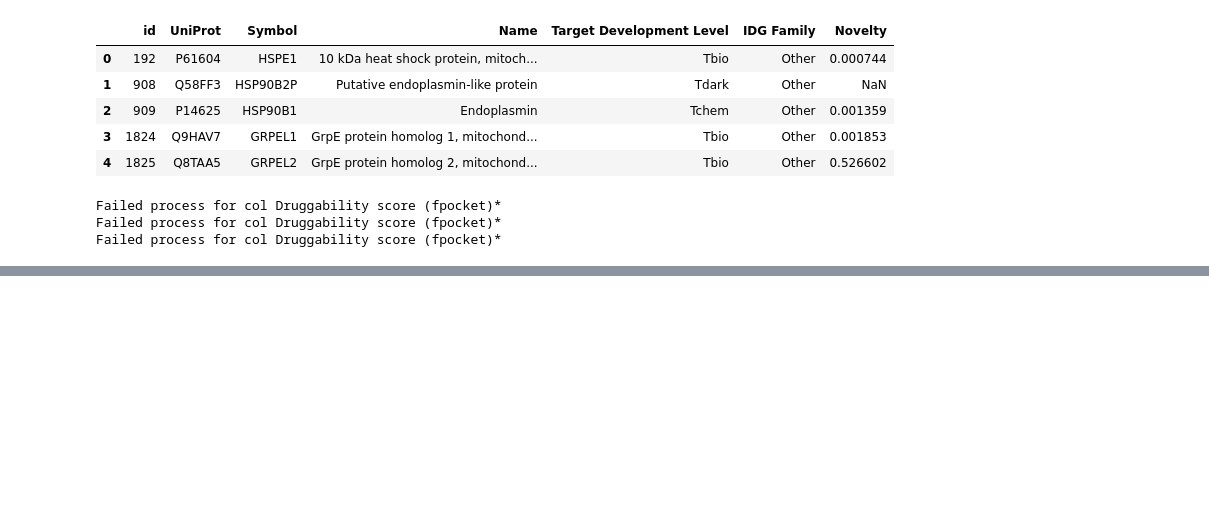
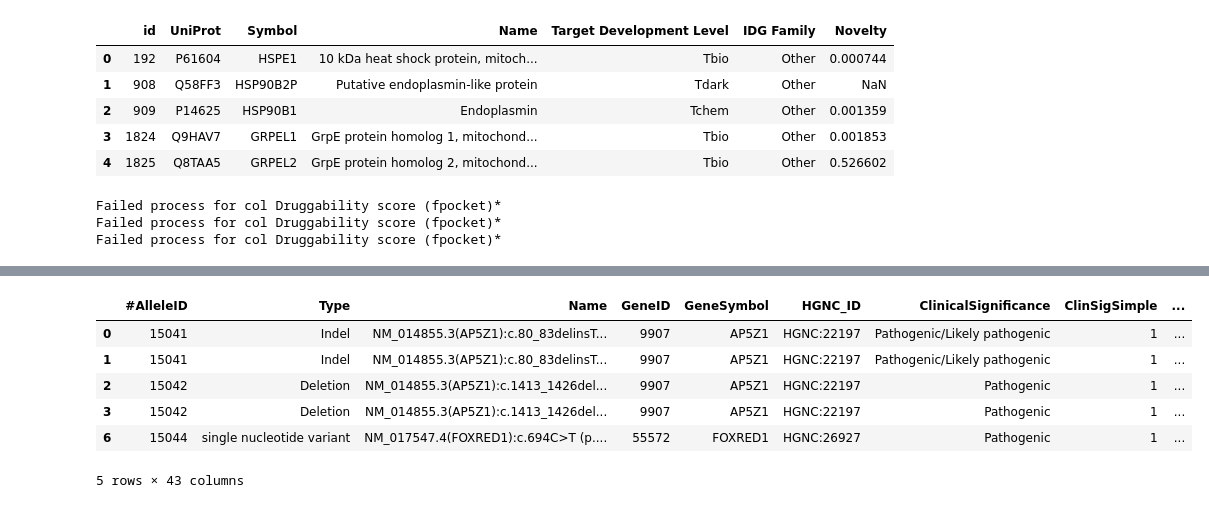
Before and after one commit to broadinstitute/g2papi, a Jupyter notebook: examples/ex3_large_scale_variant_characterization/large_scale_variant_characterization.ipynb, the cells around one changed output, grey strips where cells are left out. Cells and saved outputs as stored; diff of their text form; code cells hidden in the pictures; blank space fills up the shorter version.

```diff
--- a/examples/ex3_large_scale_variant_characterization/large_scale_variant_characterization.ipynb
+++ b/examples/ex3_large_scale_variant_characterization/large_scale_variant_characterization.ipynb
@@ -213,0 +231,15 @@ final_df = final_df.fillna(0)
+# %%
+pathogenic_variants = clinvar_variants[clinvar_variants["ClinSigSimple"] == 1]
+
+pathogenic_labels = ["Pathogenic", "Likely pathogenic", "Pathogenic/Likely pathogenic"]
+
+pathogenic_variants = pathogenic_variants[pathogenic_variants["ClinicalSignificance"].isin(pathogenic_labels)]
+pathogenic_variants.head()
+# %% [output]
+|  | #AlleleID | Type | Name | GeneID | GeneSymbol | HGNC_ID | ClinicalSignificance | ClinSigSimple | ... |
+| 0 | 15041 | Indel | NM_014855.3(AP5Z1):c.80_83delinsT... | 9907 | AP5Z1 | HGNC:22197 | Pathogenic/Likely pathogenic | 1 | ... |
+| 1 | 15041 | Indel | NM_014855.3(AP5Z1):c.80_83delinsT... | 9907 | AP5Z1 | HGNC:22197 | Pathogenic/Likely pathogenic | 1 | ... |
+| 2 | 15042 | Deletion | NM_014855.3(AP5Z1):c.1413_1426del... | 9907 | AP5Z1 | HGNC:22197 | Pathogenic | 1 | ... |
+| 3 | 15042 | Deletion | NM_014855.3(AP5Z1):c.1413_1426del... | 9907 | AP5Z1 | HGNC:22197 | Pathogenic | 1 | ... |
+| 6 | 15044 | single nucleotide variant | NM_017547.4(FOXRED1):c.694C>T (p.... | 55572 | FOXRED1 | HGNC:26927 | Pathogenic | 1 | ... |
+5 rows × 43 columns
```
Also changed, not shown: parts of 11 cells of this notebook.
